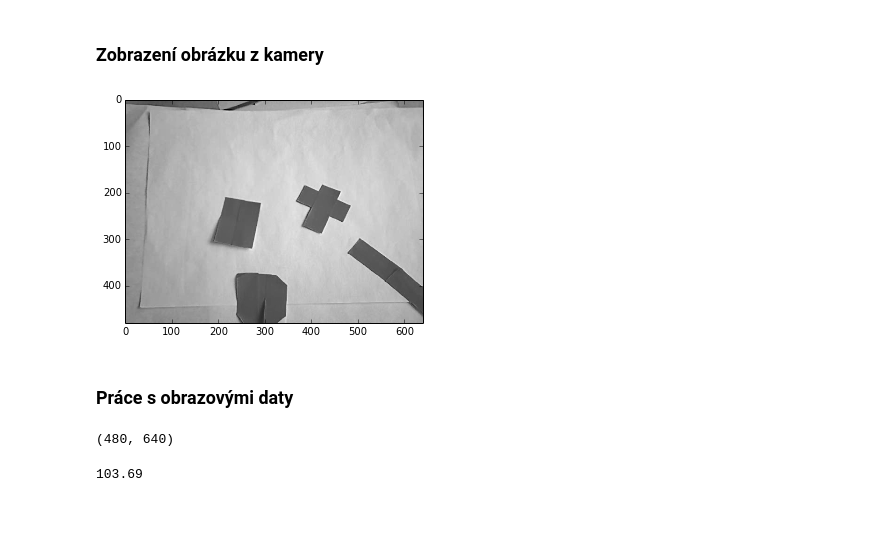
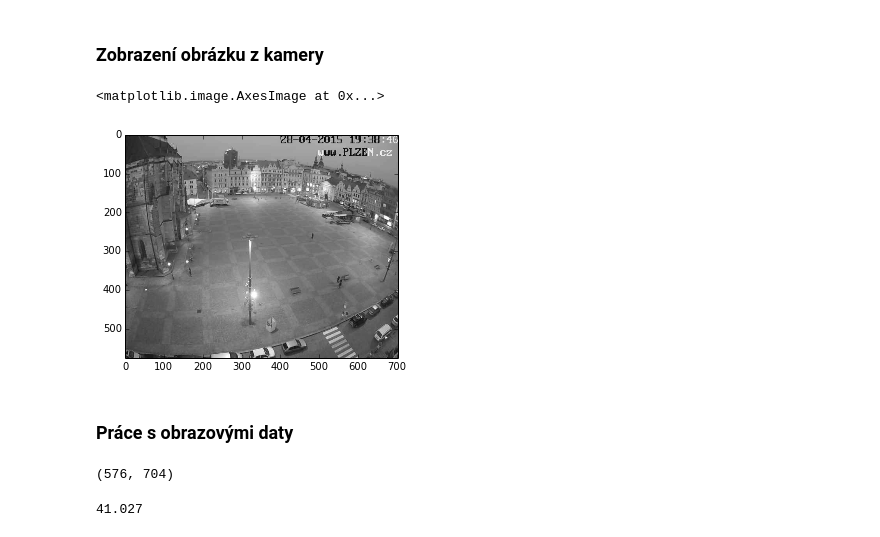
Before and after one commit to mjirik/ZDO, a Jupyter notebook: ZDO_short_tutor.ipynb, the cells around one changed output. Saved outputs shown, nothing was run; the diff lists cells and outputs as text; code cells hidden in the pictures.

```diff
--- a/ZDO_short_tutor.ipynb
+++ b/ZDO_short_tutor.ipynb
@@ -11,0 +64,7 @@ Populating the interactive namespace from numpy and matplotlib
+# %%
+URL = "http://plzen.cz/kamera.php?0.8989779513794929"
+imfile = cStringIO.StringIO(urllib.urlopen(URL).read())
+img = scipy.misc.imread(imfile)
+
+imshow(img)
+# show()
@@ -12,20 +74,20 @@ Populating the interactive namespace from numpy and matplotlib
 # %% [markdown]
 ### Zobrazení obrázku z kamery
 # %%
-URL = "http://uc452cam01-kky.fav.zcu.cz/snapshot.jpg"
-file = cStringIO.StringIO(urllib.urlopen(URL).read())
-img = scipy.misc.imread(file, flatten=True)
-plt.imshow(img, cmap='gray')
-plt.show()
+imfile = cStringIO.StringIO(urllib.urlopen(URL).read())
+img = scipy.misc.imread(imfile, flatten=True)
+
+imshow(img, cmap='gray')
 # %% [output]
+<matplotlib.image.AxesImage at 0x...>
-[figure, old version]
+[figure, new version]
 # %% [markdown]
 ### Práce s obrazovými daty
 # %%
 img.shape
 # %% [output]
-(480, 640)
+(576, 704)
 # %%
 img[50, 10]
 # %% [output]
-103.69
+41.027
```
Also changed, not shown: parts of 13 cells of this notebook.
